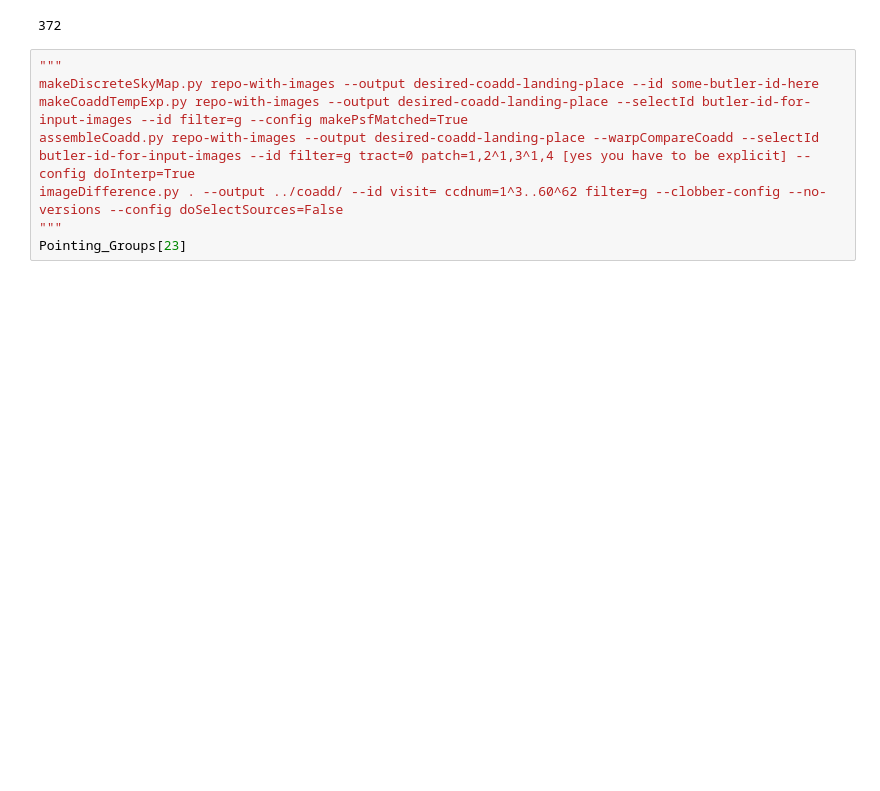
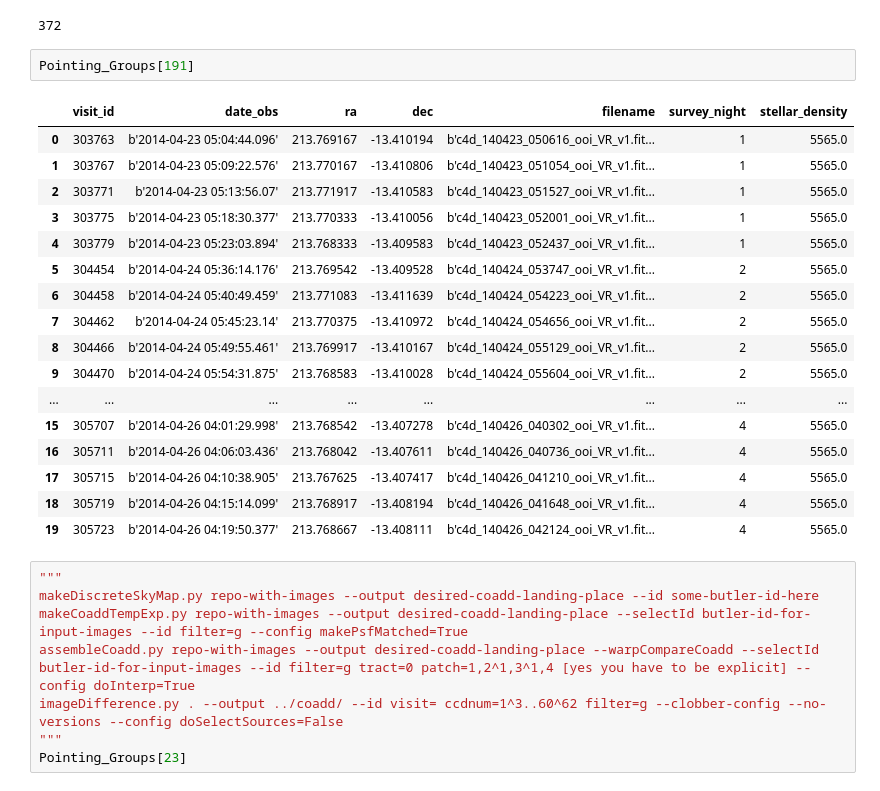
Before and after one commit to smotherh/KBMOD_paper2_data_preperation, a Jupyter notebook: pointing_metadata/NEO_Fields.ipynb, the cells around one changed output. Cells and saved outputs as stored; diff of their text form; blank space fills up the shorter version.

```diff
--- a/pointing_metadata/NEO_Fields.ipynb
+++ b/pointing_metadata/NEO_Fields.ipynb
@@ -49,6 +49,26 @@ for pointing in Pointing_Groups:
 print(i)
 # %% [output]
 372
+# %%
+Pointing_Groups[191]
+# %% [output]
+|  | visit_id | date_obs | ra | dec | filename | survey_night | stellar_density |
+| 0 | 303763 | b'2014-04-23 05:04:44.096' | 213.769167 | -13.410194 | b'c4d_140423_050616_ooi_VR_v1.fit... | 1 | 5565.0 |
+| 1 | 303767 | b'2014-04-23 05:09:22.576' | 213.770167 | -13.410806 | b'c4d_140423_051054_ooi_VR_v1.fit... | 1 | 5565.0 |
+| 2 | 303771 | b'2014-04-23 05:13:56.07' | 213.771917 | -13.410583 | b'c4d_140423_051527_ooi_VR_v1.fit... | 1 | 5565.0 |
+| 3 | 303775 | b'2014-04-23 05:18:30.377' | 213.770333 | -13.410056 | b'c4d_140423_052001_ooi_VR_v1.fit... | 1 | 5565.0 |
+| 4 | 303779 | b'2014-04-23 05:23:03.894' | 213.768333 | -13.409583 | b'c4d_140423_052437_ooi_VR_v1.fit... | 1 | 5565.0 |
+| 5 | 304454 | b'2014-04-24 05:36:14.176' | 213.769542 | -13.409528 | b'c4d_140424_053747_ooi_VR_v1.fit... | 2 | 5565.0 |
+| 6 | 304458 | b'2014-04-24 05:40:49.459' | 213.771083 | -13.411639 | b'c4d_140424_054223_ooi_VR_v1.fit... | 2 | 5565.0 |
+| 7 | 304462 | b'2014-04-24 05:45:23.14' | 213.770375 | -13.410972 | b'c4d_140424_054656_ooi_VR_v1.fit... | 2 | 5565.0 |
+| 8 | 304466 | b'2014-04-24 05:49:55.461' | 213.769917 | -13.410167 | b'c4d_140424_055129_ooi_VR_v1.fit... | 2 | 5565.0 |
+| 9 | 304470 | b'2014-04-24 05:54:31.875' | 213.768583 | -13.410028 | b'c4d_140424_055604_ooi_VR_v1.fit... | 2 | 5565.0 |
+| ... | ... | ... | ... | ... | ... | ... | ... |
+| 15 | 305707 | b'2014-04-26 04:01:29.998' | 213.768542 | -13.407278 | b'c4d_140426_040302_ooi_VR_v1.fit... | 4 | 5565.0 |
+| 16 | 305711 | b'2014-04-26 04:06:03.436' | 213.768042 | -13.407611 | b'c4d_140426_040736_ooi_VR_v1.fit... | 4 | 5565.0 |
+| 17 | 305715 | b'2014-04-26 04:10:38.905' | 213.767625 | -13.407417 | b'c4d_140426_041210_ooi_VR_v1.fit... | 4 | 5565.0 |
+| 18 | 305719 | b'2014-04-26 04:15:14.099' | 213.768917 | -13.408194 | b'c4d_140426_041648_ooi_VR_v1.fit... | 4 | 5565.0 |
+| 19 | 305723 | b'2014-04-26 04:19:50.377' | 213.768667 | -13.408111 | b'c4d_140426_042124_ooi_VR_v1.fit... | 4 | 5565.0 |
 # %%
 """
 makeDiscreteSkyMap.py repo-with-images --output desired-coadd-landing-place --id some-butler-id-here
```
Also changed, not shown: parts of 4 cells of this notebook, 2 other files.
